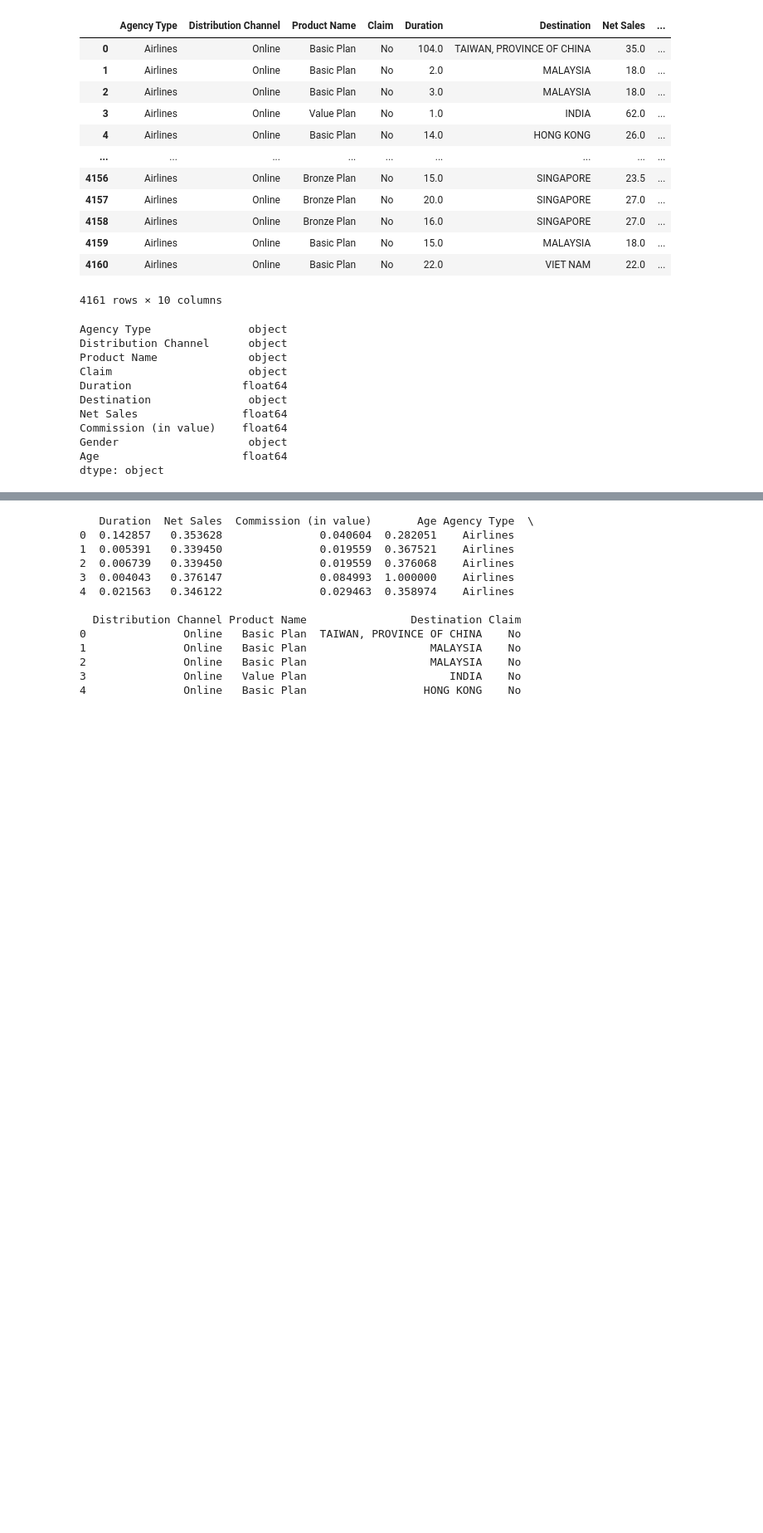
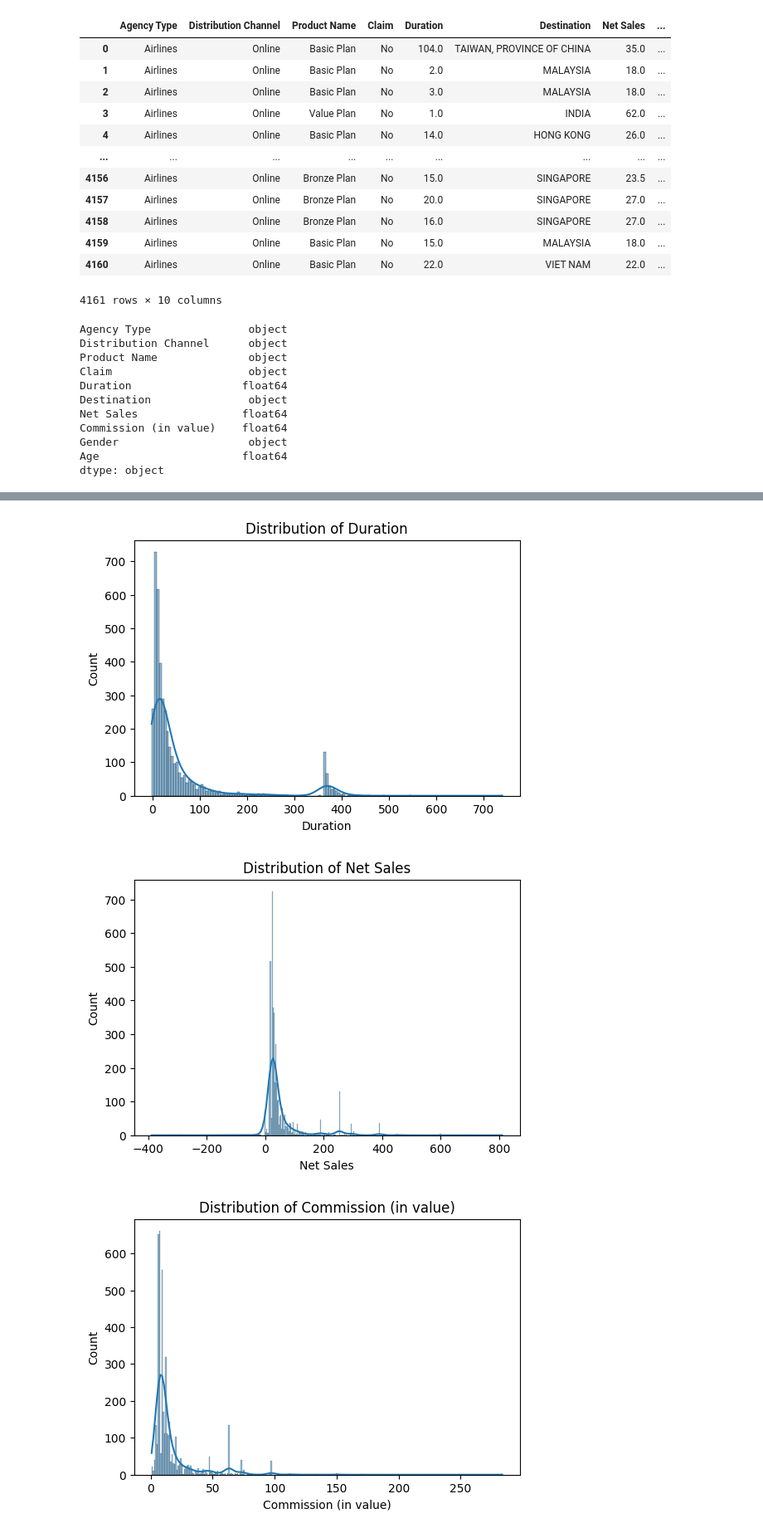
Before and after one commit to maxstain/machine-learning, a Jupyter notebook: agency_claim.ipynb, the cells around one changed output, grey strips where cells are left out. Shown at 83% size. Saved outputs shown, nothing was run; the diff lists cells and outputs as text; code cells hidden in the pictures; blank space fills up the shorter version.

```diff
--- a/agency_claim.ipynb
+++ b/agency_claim.ipynb
@@ -105,4 +99,11 @@ Age                             float64
 dtype: object
 # %%
-print(df.describe())
+
+df['Claim'] = df['Claim'].map({'Yes': 1, 'No': 0})
+
+print(df['Claim'].unique())
+
+df['Claim'] = df['Claim'].astype(int)
+
+df.dtypes
 # %% [output]
@@ -118,35 +123,15 @@ max     740.000000   810.000000             283.500000   118.000000
 # %%
-from sklearn.preprocessing import MinMaxScaler
+import matplotlib.pyplot as plt
+import seaborn as sns
 
-# Numerical features to scale
-numerical_features = ['Duration', 'Net Sales', 'Commission (in value)', 'Age']
+numeric_cols = ['Duration', 'Net Sales', 'Commission (in value)', 'Age']
 
-# Categorical features to include
-categorical_features = ['Agency Type', 'Distribution Channel', 'Product Name', 'Destination', 'Claim']
-
-# Scale numerical features
-scaler = MinMaxScaler()
-scaled_numerical = scaler.fit_transform(df[numerical_features])
-
-# Create a DataFrame for scaled numerical features
-df_scaled_numerical = pd.DataFrame(scaled_numerical, columns=numerical_features)
-
-# Combine scaled numerical and categorical features
-df_final = pd.concat([df_scaled_numerical, df[categorical_features].reset_index(drop=True)], axis=1)
-
-# Verify the resulting DataFrame
-print(df_final.head())
+for col in numeric_cols:
+    plt.figure(figsize=(6, 4))
+    sns.histplot(df[col], kde=True)
+    plt.title(f'Distribution of {col}')
+    plt.show()
 # %% [output]
-   Duration  Net Sales  Commission (in value)       Age Agency Type  \
-0  0.142857   0.353628               0.040604  0.282051    Airlines
-1  0.005391   0.339450               0.019559  0.367521    Airlines
-2  0.006739   0.339450               0.019559  0.376068    Airlines
-3  0.004043   0.376147               0.084993  1.000000    Airlines
-4  0.021563   0.346122               0.029463  0.358974    Airlines
-
-  Distribution Channel Product Name                Destination Claim
-0               Online   Basic Plan  TAIWAN, PROVINCE OF CHINA    No
-1               Online   Basic Plan                   MALAYSIA    No
-2               Online   Basic Plan                   MALAYSIA    No
-3               Online   Value Plan                      INDIA    No
-4               Online   Basic Plan                  HONG KONG    No
+[figure, added]
+[figure, added]
+[figure, added]
```
Also changed, not shown: parts of 31 cells of this notebook, 39 other files.
